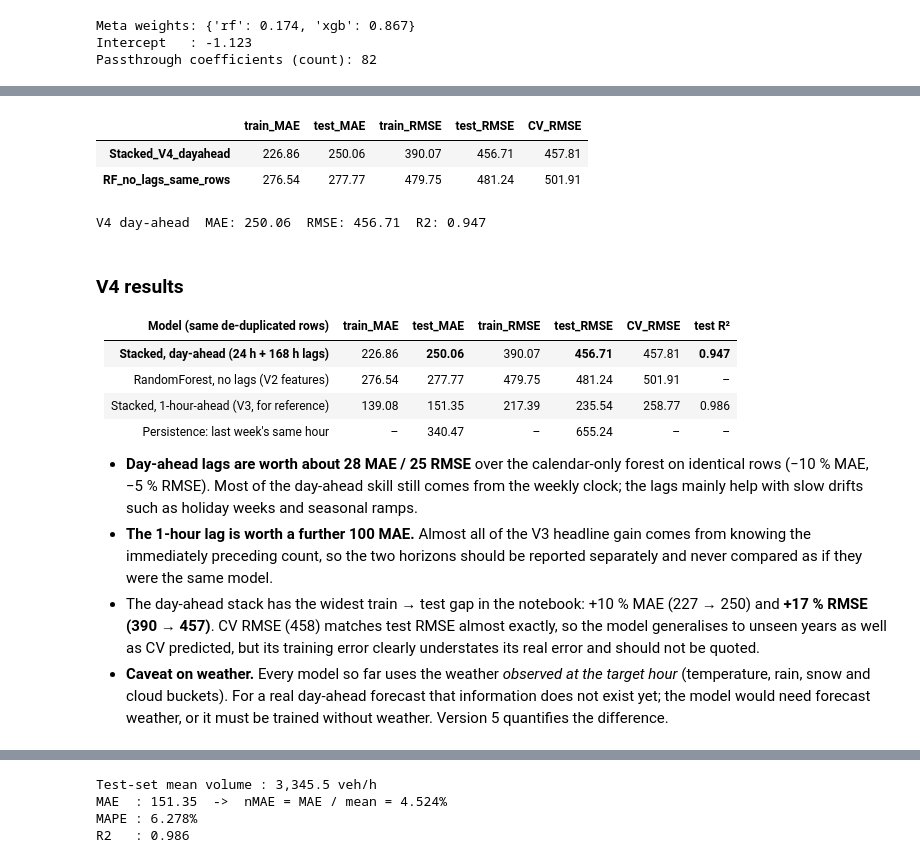
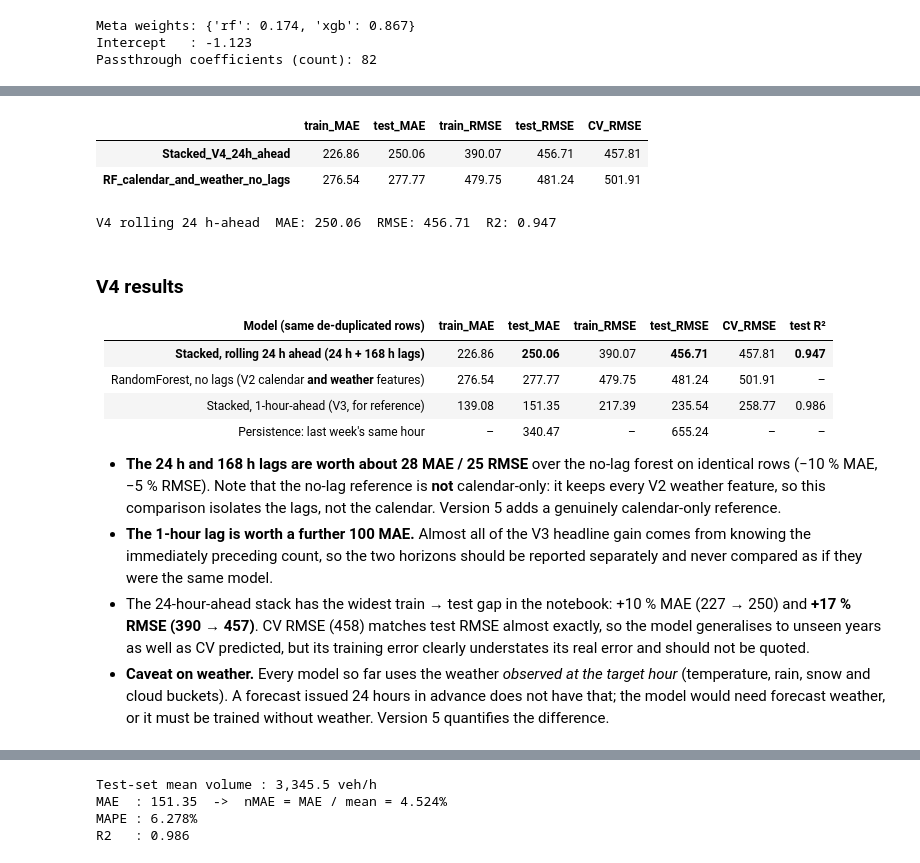
Before and after one commit to TrigTV/I94-Traffic-Prediction, a Jupyter notebook: Notebook 1.ipynb, the cells around one changed output, grey strips where cells are left out. Saved outputs shown, nothing was run; the diff lists cells and outputs as text; code cells hidden in the pictures.

```diff
--- a/Notebook 1.ipynb
+++ b/Notebook 1.ipynb
@@ -1384,46 +1388,47 @@ The same cell also refits the Random Forest with **no lags at all** on exactly t
 # %%
-# Same stack, but without vol_lag_1h: usable a full day ahead.
+# Same stack, but without vol_lag_1h: each hour predicted from its own 24 h and 168 h lags
+# (a rolling 24-hour-ahead evaluation - see the note above on what this does and does not show).
 from sklearn.base import clone
 from sklearn.metrics import r2_score
 
 features_v4 = numeric_cols + one_hot_cols + ["vol_lag_24h", "vol_lag_168h"]
 X_train_v4, X_test_v4 = X_train_scaled[features_v4], X_test_scaled[features_v4]
 
 stack_v4 = clone(stack_model).fit(X_train_v4, y_train)
 stack_pred_v4 = stack_v4.predict(X_test_v4)
 
-# Reference: same RF, V2 features only, on the same de-duplicated rows (no lags at all)
+# Reference: same RF on the V2 feature set (calendar AND weather), no lags, same de-duplicated rows
 nolag_cols = numeric_cols + one_hot_cols
 rf_nolag = clone(rf_clf).fit(X_train_scaled[nolag_cols], y_train)
 
 summaryV4 = pd.DataFrame(columns=["train_MAE", "test_MAE", "train_RMSE", "test_RMSE", "CV_RMSE"])
-summaryV4.loc["Stacked_V4_dayahead"]  = eval_fit("Stacked_V4", stack_v4, X_train_v4, y_train, X_test_v4, y_test, cv=tscv)
-summaryV4.loc["RF_no_lags_same_rows"] = eval_fit("RF_nolag", rf_nolag, X_train_scaled[nolag_cols], y_train,
-                                                 X_test_scaled[nolag_cols], y_test, cv=tscv)
+summaryV4.loc["Stacked_V4_24h_ahead"] = eval_fit("Stacked_V4", stack_v4, X_train_v4, y_train, X_test_v4, y_test, cv=tscv)
+summaryV4.loc["RF_calendar_and_weather_no_lags"] = eval_fit("RF_nolag", rf_nolag, X_train_scaled[nolag_cols], y_train,
+                                                            X_test_scaled[nolag_cols], y_test, cv=tscv)
 display(summaryV4.astype(float).round(2))
 
 r2_v4 = r2_score(y_test, stack_pred_v4)
-print(f"V4 day-ahead  MAE: {summaryV4.loc['Stacked_V4_dayahead','test_MAE']:.2f}  "
-      f"RMSE: {summaryV4.loc['Stacked_V4_dayahead','test_RMSE']:.2f}  R2: {r2_v4:.3f}")
+print(f"V4 rolling 24 h-ahead  MAE: {summaryV4.loc['Stacked_V4_24h_ahead','test_MAE']:.2f}  "
+      f"RMSE: {summaryV4.loc['Stacked_V4_24h_ahead','test_RMSE']:.2f}  R2: {r2_v4:.3f}")
 # %% [output]
 |  | train_MAE | test_MAE | train_RMSE | test_RMSE | CV_RMSE |
-| Stacked_V4_dayahead | 226.86 | 250.06 | 390.07 | 456.71 | 457.81 |
-| RF_no_lags_same_rows | 276.54 | 277.77 | 479.75 | 481.24 | 501.91 |
+| Stacked_V4_24h_ahead | 226.86 | 250.06 | 390.07 | 456.71 | 457.81 |
+| RF_calendar_and_weather_no_lags | 276.54 | 277.77 | 479.75 | 481.24 | 501.91 |
-V4 day-ahead  MAE: 250.06  RMSE: 456.71  R2: 0.947
+V4 rolling 24 h-ahead  MAE: 250.06  RMSE: 456.71  R2: 0.947
 # %% [markdown]
 ### V4 results
 
 | Model (same de-duplicated rows) | train\_MAE | test\_MAE | train\_RMSE | test\_RMSE | CV\_RMSE | test R² |
 | ------------------------------- | ---------: | --------: | ----------: | ---------: | -------: | ------: |
-| **Stacked, day-ahead (24 h + 168 h lags)** | 226.86 | **250.06** | 390.07 | **456.71** | 457.81 | **0.947** |
-| RandomForest, no lags (V2 features) | 276.54 | 277.77 | 479.75 | 481.24 | 501.91 | – |
+| **Stacked, rolling 24 h ahead (24 h + 168 h lags)** | 226.86 | **250.06** | 390.07 | **456.71** | 457.81 | **0.947** |
+| RandomForest, no lags (V2 calendar **and weather** features) | 276.54 | 277.77 | 479.75 | 481.24 | 501.91 | – |
 | Stacked, 1-hour-ahead (V3, for reference) | 139.08 | 151.35 | 217.39 | 235.54 | 258.77 | 0.986 |
 | Persistence: last week's same hour | – | 340.47 | – | 655.24 | – | – |
 
-* **Day-ahead lags are worth about 28 MAE / 25 RMSE** over the calendar-only forest on identical rows (−10 % MAE, −5 % RMSE). Most of the day-ahead skill still comes from the weekly clock; the lags mainly help with slow drifts such as holiday weeks and seasonal ramps.
+* **The 24 h and 168 h lags are worth about 28 MAE / 25 RMSE** over the no-lag forest on identical rows (−10 % MAE, −5 % RMSE). Note that the no-lag reference is **not** calendar-only: it keeps every V2 weather feature, so this comparison isolates the lags, not the calendar. Version 5 adds a genuinely calendar-only reference.
 * **The 1-hour lag is worth a further 100 MAE.** Almost all of the V3 headline gain comes from knowing the immediately preceding count, so the two horizons should be reported separately and never compared as if they were the same model.
-* The day-ahead stack has the widest train → test gap in the notebook: +10 % MAE (227 → 250) and **+17 % RMSE (390 → 457)**. CV RMSE (458) matches test RMSE almost exactly, so the model generalises to unseen years as well as CV predicted, but its training error clearly understates its real error and should not be quoted.
-* **Caveat on weather.** Every model so far uses the weather *observed at the target hour* (temperature, rain, snow and cloud buckets). For a real day-ahead forecast that information does not exist yet; the model would need forecast weather, or it must be trained without weather. Version 5 quantifies the difference.
+* The 24-hour-ahead stack has the widest train → test gap in the notebook: +10 % MAE (227 → 250) and **+17 % RMSE (390 → 457)**. CV RMSE (458) matches test RMSE almost exactly, so the model generalises to unseen years as well as CV predicted, but its training error clearly understates its real error and should not be quoted.
+* **Caveat on weather.** Every model so far uses the weather *observed at the target hour* (temperature, rain, snow and cloud buckets). A forecast issued 24 hours in advance does not have that; the model would need forecast weather, or it must be trained without weather. Version 5 quantifies the difference.
 # %% [markdown]
 ## Version 5 - Deployable variants: time-aware stacking, no future weather
 
```
Also changed, not shown: parts of 13 cells of this notebook, 1 other file.
